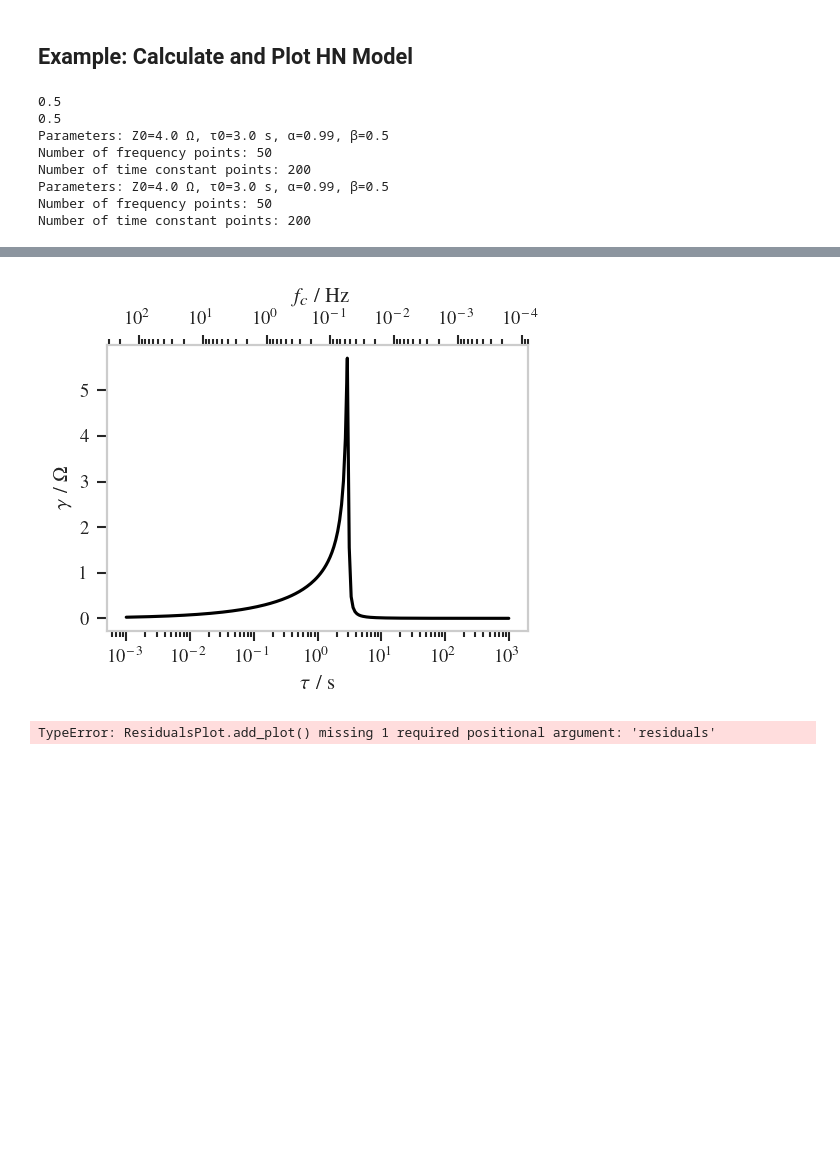
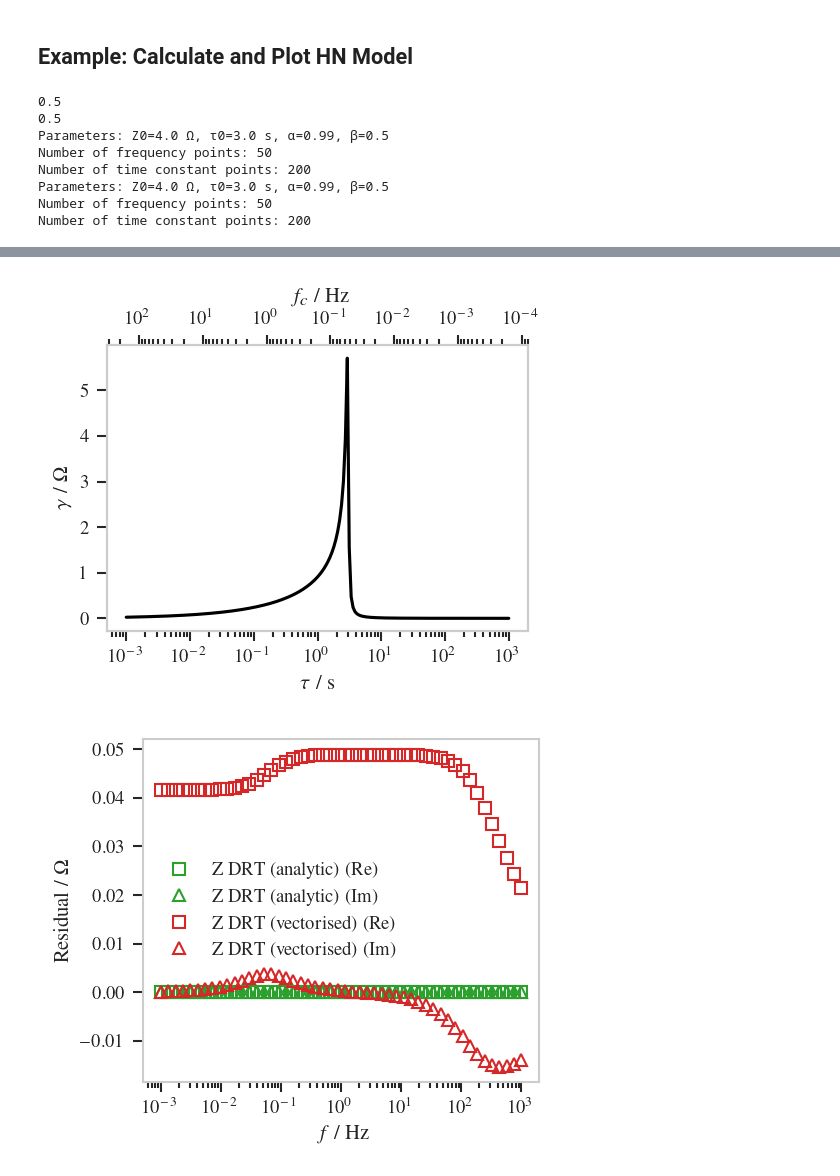
Before and after one commit to ESaundersNano/redoxED, a Jupyter notebook: notebooks/005_analytic_DRT.ipynb, the cells around one changed output, grey strips where cells are left out. Cells and saved outputs as stored; diff of their text form; code cells hidden in the pictures; blank space fills up the shorter version.

Commit message:
residuals plot fixed + introduced residuals class

```diff
--- a/notebooks/005_analytic_DRT.ipynb
+++ b/notebooks/005_analytic_DRT.ipynb
@@ -307,10 +307,11 @@ eis_plot_dict[EISData_object.label] = {
         "plot_kwargs": {"color": colour_dict["green"], "linestyle": "", "marker": ".", "label": EISData_object.label},
         "plot": True
     }
-residuals = Z_DRT_func - Z
+observed = EISData(Z=Z, f=f)
+predicted = EISData(Z=Z_DRT_func, f=f)
 residuals_plot_dict[EISData_object.label] = {
-        "data": {'f': f, 'residuals': residuals},
-        "plot_kwargs": {"color": colour_dict["green"], "linestyle": "", "marker": ".", "label": EISData_object.label},
+        "data": ResidualsData().calculate_residuals(observed = observed, predicted = predicted),
+        "plot_kwargs": {"color": colour_dict["green"], "linestyle": "", "mfc": "none", "label": EISData_object.label},
         "plot": True
     }
 
@@ -321,10 +322,11 @@ eis_plot_dict[EISData_object.label] = {
         "plot_kwargs": {"color": colour_dict["red"], "linestyle": "", "marker": ".", "label": EISData_object.label},
         "plot": True
     }
-residuals = Z_DRT_vec - Z
+observed = EISData(Z=Z, f=f)
+predicted = EISData(Z=Z_DRT_vec, f=f)
 residuals_plot_dict[EISData_object.label] = {
-        "data": {'f': f, 'residuals': residuals},
-        "plot_kwargs": {"color": colour_dict["red"], "linestyle": "", "marker": ".", "label": EISData_object.label},
+        "data": ResidualsData().calculate_residuals(observed = observed, predicted = predicted),
+        "plot_kwargs": {"color": colour_dict["red"], "linestyle": "", "mfc": "none", "label": EISData_object.label},
         "plot": True
     }
 
@@ -352,45 +354,34 @@ display(NyquistPlot_object.fig)
 DRTPlot_object = DRTPlot(figsize=(3.543, 3), dpi = 150)
 for label, entry in drt_plot_dict.items():
     if entry["plot"]:
         DRTPlot_object.add_plot(entry["data"], **entry["plot_kwargs"])
 DRTPlot_object.add_major_ticks(spacing_y = 1)
 # # DRTPlot_object.add_minor_ticks(number_x = 5, number_y = 5)
 DRTPlot_object.add_fc_axis() # only use after enforcing DRTPlot_object.ax.set_xlim([0, None]) if desired
 DRTPlot_object.fig.tight_layout() # try stop cutting off labels
 display(DRTPlot_object.fig)
 # DRTPlot_object.save("DRT.svg") # may need to adjust fontsize or use bbox_inches='tight' to stop cutting off labels
 
 ###########################
 ## Create Residuals Plot ##
 ###########################
-ResidualsPlot_object = ResidualsPlot(figsize=(3.543, 3), dpi = 150)
+# ResidualsPlot_object = ResidualsPlot(figsize=(3.543, 3), dpi = 150, mode = 'relative') # gets a bit misleading for small Z
+ResidualsPlot_object = ResidualsPlot(figsize=(3.543, 3), dpi = 150, mode = 'absolute')
 for label, entry in residuals_plot_dict.items():
     if entry["plot"]:
         ResidualsPlot_object.add_plot(entry["data"], **entry["plot_kwargs"])
 ResidualsPlot_object.fig.tight_layout() # try stop cutting off labels
+ResidualsPlot_object.ax.legend()
 display(ResidualsPlot_object.fig)
-# ResidualsPlot_object.save("Residuals.svg") # may need to adjust fontsize or use bbox_inches='tight' to stop cutting off labels
-#                     #label = "$\lambda$ = " + str(lambda_value_pyDRTtools)+", RMSE = " + str(rmse_res_re_pyDRTtools))
-#                     label=f"$\\lambda$ = {lambda_value_pyDRTtools:.1e}, RMSE = {rmse_res_re_pyDRTtools:.3e}"
-#     )
-
-
-# fpath = r"C:\Users\es758\OneDrive - University of Cambridge\PhD\Results\Electrochemistry\Full Cell 3\2025.05.06 FB2_FCN_KCl_E620K_1186HCB\1_50ml_20mM_FCN_33rpm_03_GEIS_C04.mpr"
-# label = "Cloth 20 mM 33rpm"
-# ECData_object = BiologicLoader().load_data(fpath=fpath)
-# ECData_object.df = ECData_object.filter_by_col("cycle number", lambda value: value == 2)
-# EISData_object = ECData_object.to_EISData()
-# EISData_object.label = label
-# EISData_array.append(EISData_object)
 # %% [output]
 0.5
 0.5
 Parameters: Z0=4.0 Ω, τ0=3.0 s, α=0.99, β=0.5
 Number of frequency points: 50
 Number of time constant points: 200
 Parameters: Z0=4.0 Ω, τ0=3.0 s, α=0.99, β=0.5
 Number of frequency points: 50
 Number of time constant points: 200
 [figure]
 [figure]
-TypeError: ResidualsPlot.add_plot() missing 1 required positional argument: 'residuals'
+[figure, added]
```
Also changed, not shown: parts of 1 cell of this notebook, 3 other files.
